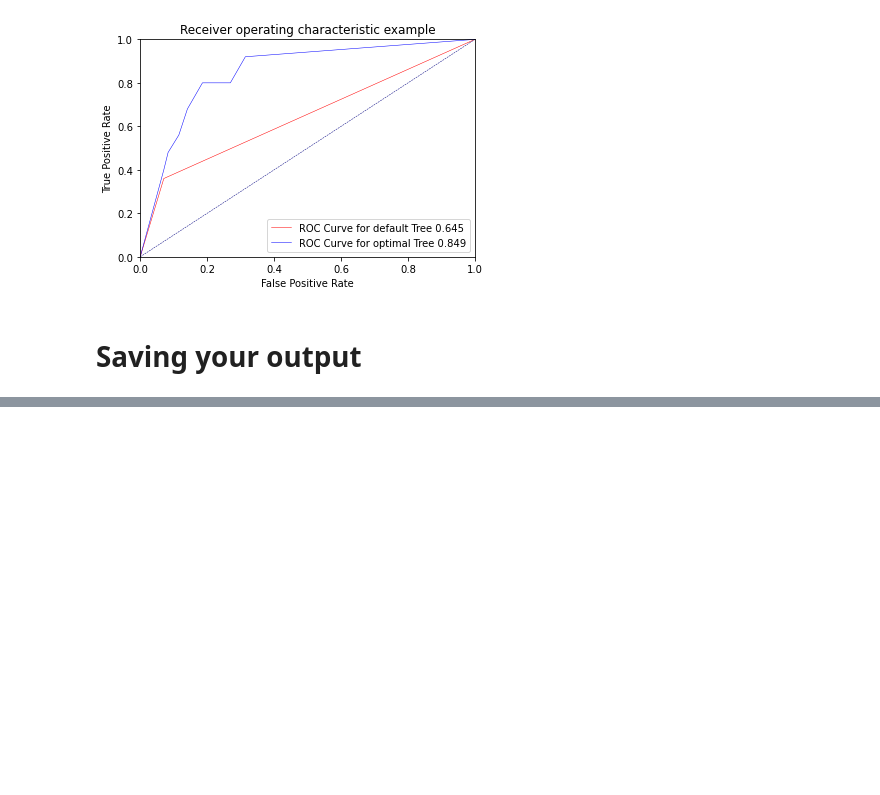
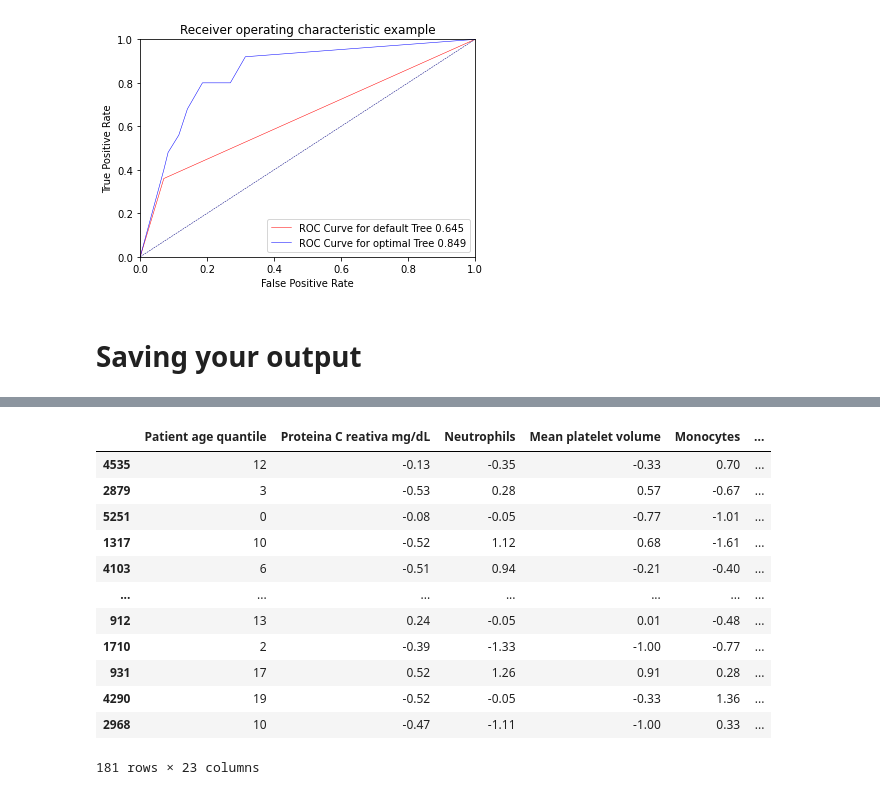
Before and after one commit to dnewton090/covid19-diagnostics, a Jupyter notebook: BrazilDecisionTree.ipynb, the cells around one changed output, grey strips where cells are left out. Drawn from its saved outputs; the diff is of its cells as text; code cells hidden in the pictures; blank space fills up the shorter version.

```diff
--- a/BrazilDecisionTree.ipynb
+++ b/BrazilDecisionTree.ipynb
@@ -507,0 +632,16 @@ pwd
+# %%
+X_test
+# %% [output]
+|  | Patient age quantile | Proteina C reativa mg/dL | Neutrophils | Mean platelet volume | Monocytes | ... |
+| 4535 | 12 | -0.13 | -0.35 | -0.33 | 0.70 | ... |
+| 2879 | 3 | -0.53 | 0.28 | 0.57 | -0.67 | ... |
+| 5251 | 0 | -0.08 | -0.05 | -0.77 | -1.01 | ... |
+| 1317 | 10 | -0.52 | 1.12 | 0.68 | -1.61 | ... |
+| 4103 | 6 | -0.51 | 0.94 | -0.21 | -0.40 | ... |
+| ... | ... | ... | ... | ... | ... | ... |
+| 912 | 13 | 0.24 | -0.05 | 0.01 | -0.48 | ... |
+| 1710 | 2 | -0.39 | -1.33 | -1.00 | -0.77 | ... |
+| 931 | 17 | 0.52 | 1.26 | 0.91 | 0.28 | ... |
+| 4290 | 19 | -0.52 | -0.05 | -0.33 | 1.36 | ... |
+| 2968 | 10 | -0.47 | -1.11 | -1.00 | 0.33 | ... |
+181 rows × 23 columns
```
Also changed, not shown: parts of 19 cells of this notebook, 1 other file.
